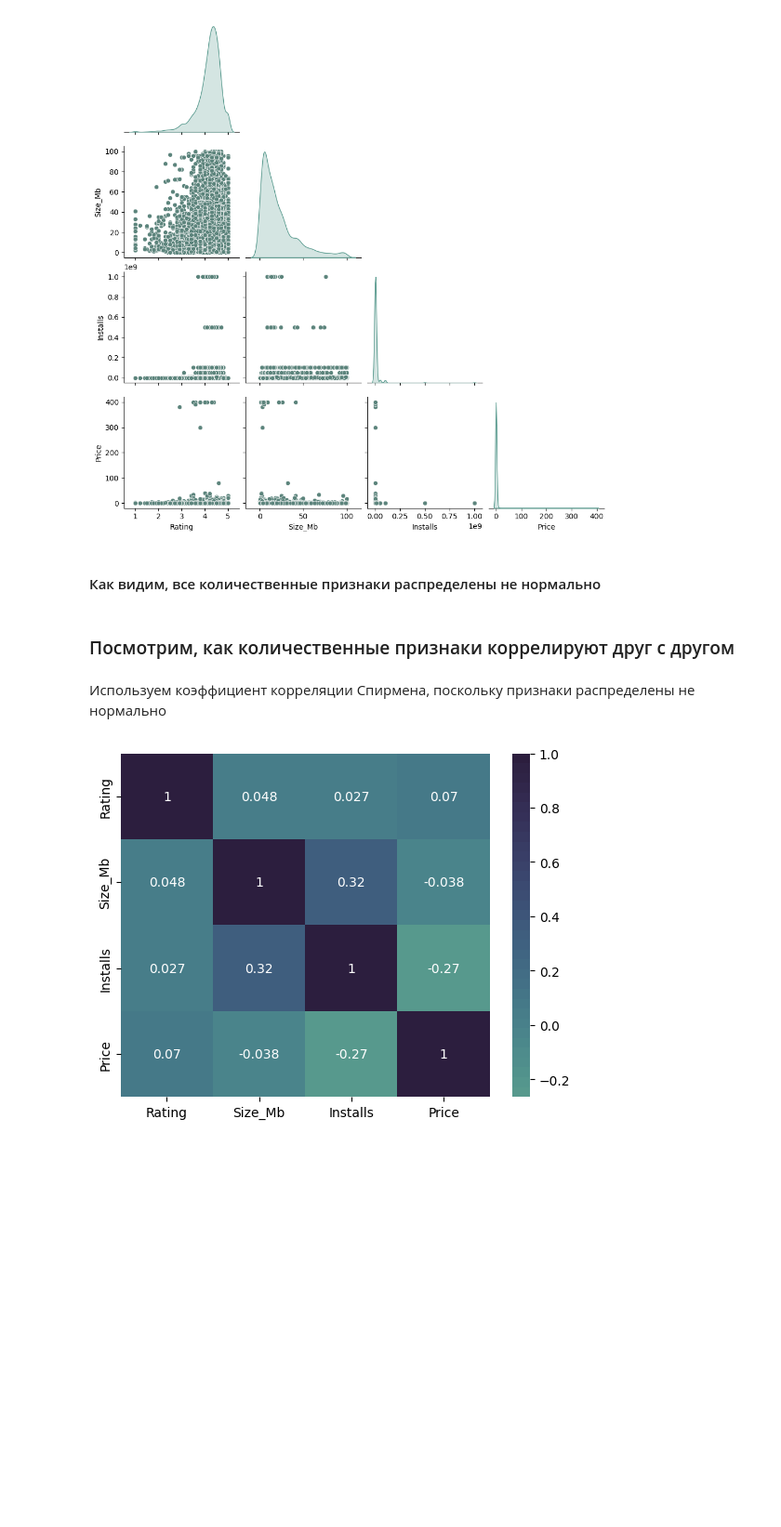
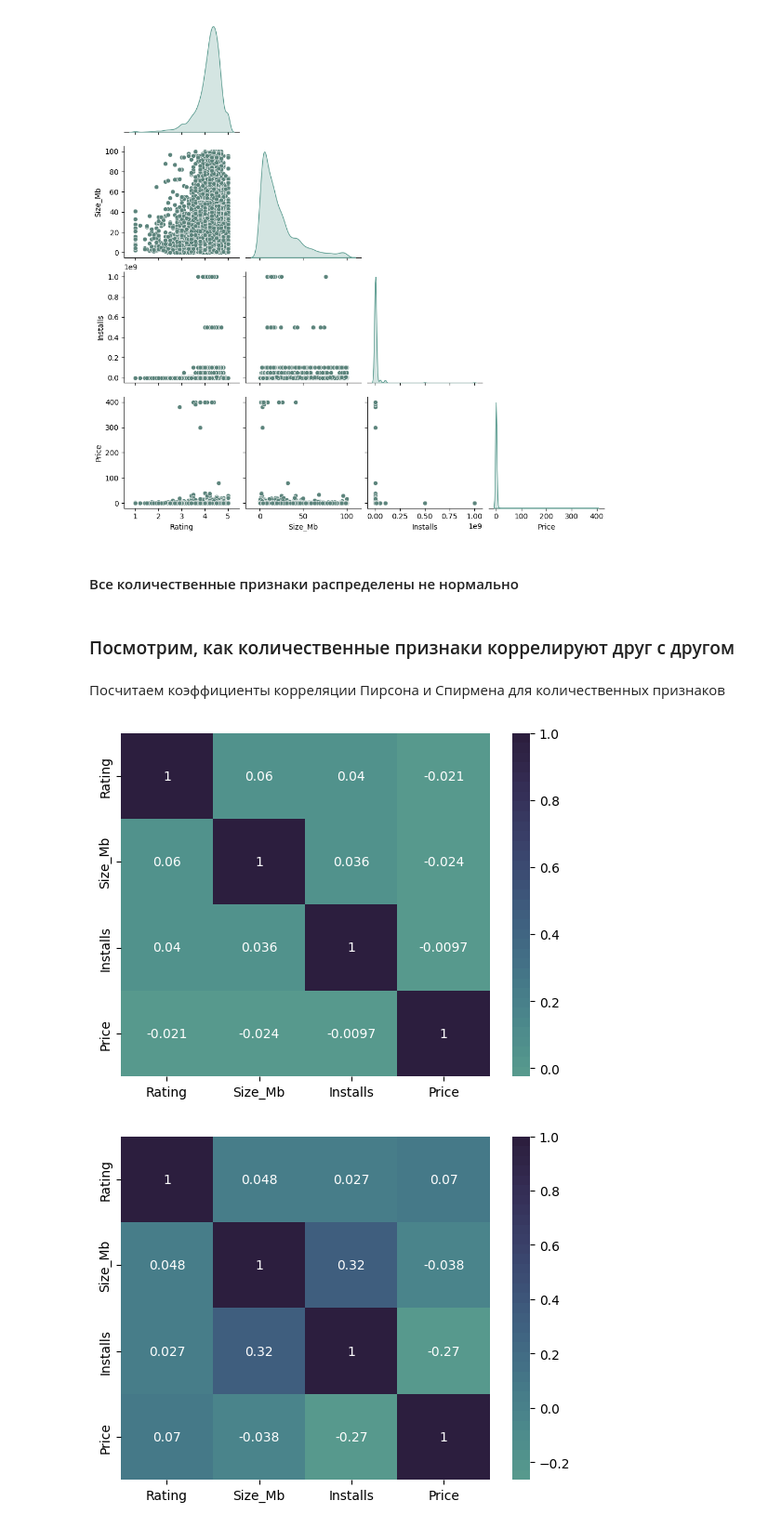
Before and after one commit to sanyakamen1/Google_Play_Store_EDA, a Jupyter notebook: Google Play Store EDA.ipynb, the cells around one changed output. Shown: that part at 93% size. Drawn from its saved outputs; the diff is of its cells as text; code cells hidden in the pictures; blank space fills up the shorter version.

```diff
--- a/Google Play Store EDA.ipynb
+++ b/Google Play Store EDA.ipynb
@@ -608,11 +608,16 @@ plt.show()
 # %% [output]
 [figure]
 # %% [markdown]
-#### Как видим, все количественные признаки распределены не нормально
+#### Все количественные признаки распределены не нормально
 # %% [markdown]
 ### Посмотрим, как количественные признаки коррелируют друг с другом
 # %% [markdown]
-Используем коэффициент корреляции Спирмена, поскольку признаки распределены не нормально
+Посчитаем коэффициенты корреляции Пирсона и Спирмена для количественных признаков
+# %%
+sns.heatmap(apps.corr(method='pearson'), annot=True, cmap=sns.cubehelix_palette(66, start=.5, rot=-.75)[31:])
+plt.show()
+# %% [output]
+[figure, added]
 # %%
 sns.heatmap(apps.corr(method='spearman'), annot=True, cmap=sns.cubehelix_palette(66, start=.5, rot=-.75)[31:])
 plt.show()
```
Also changed, not shown: parts of 59 cells of this notebook.
